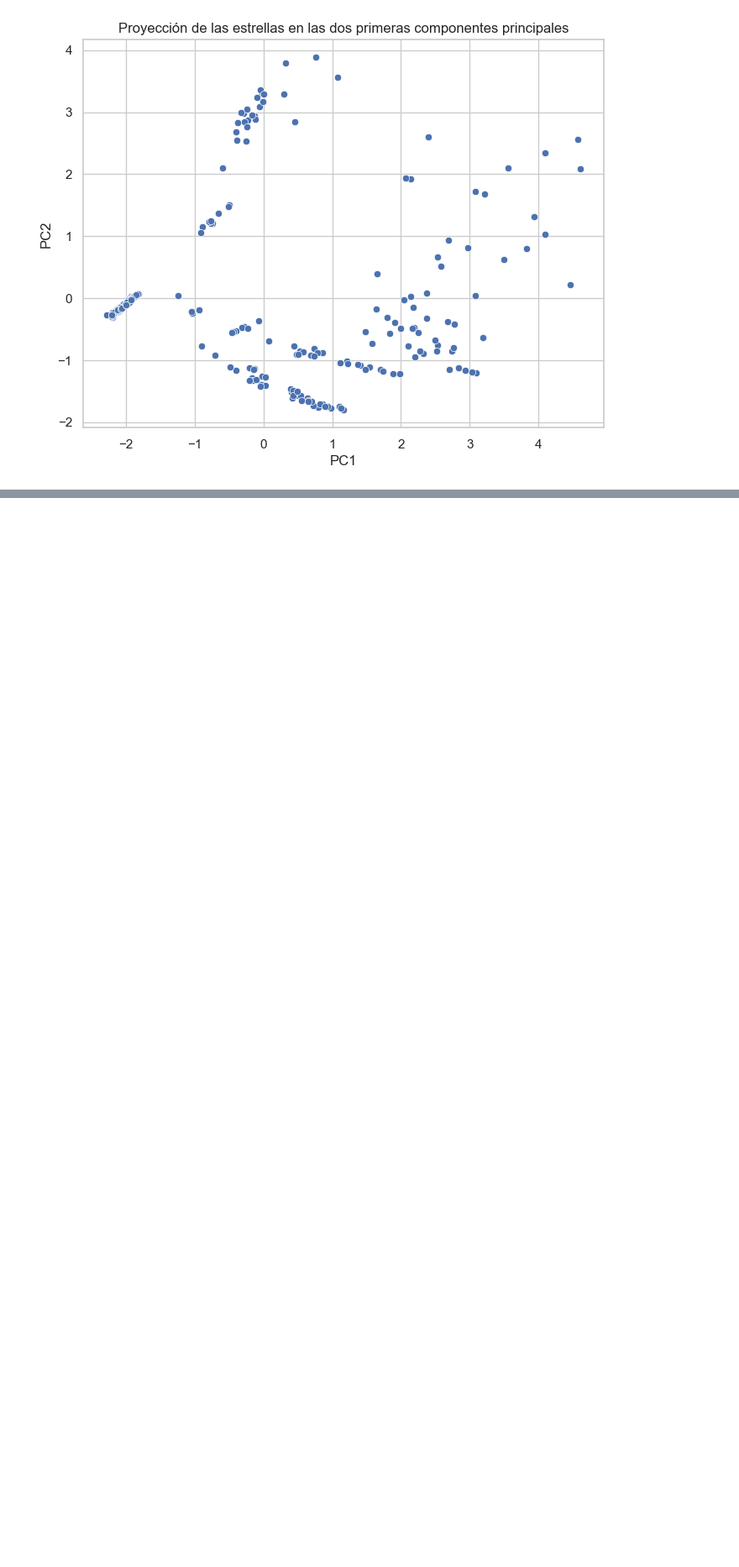
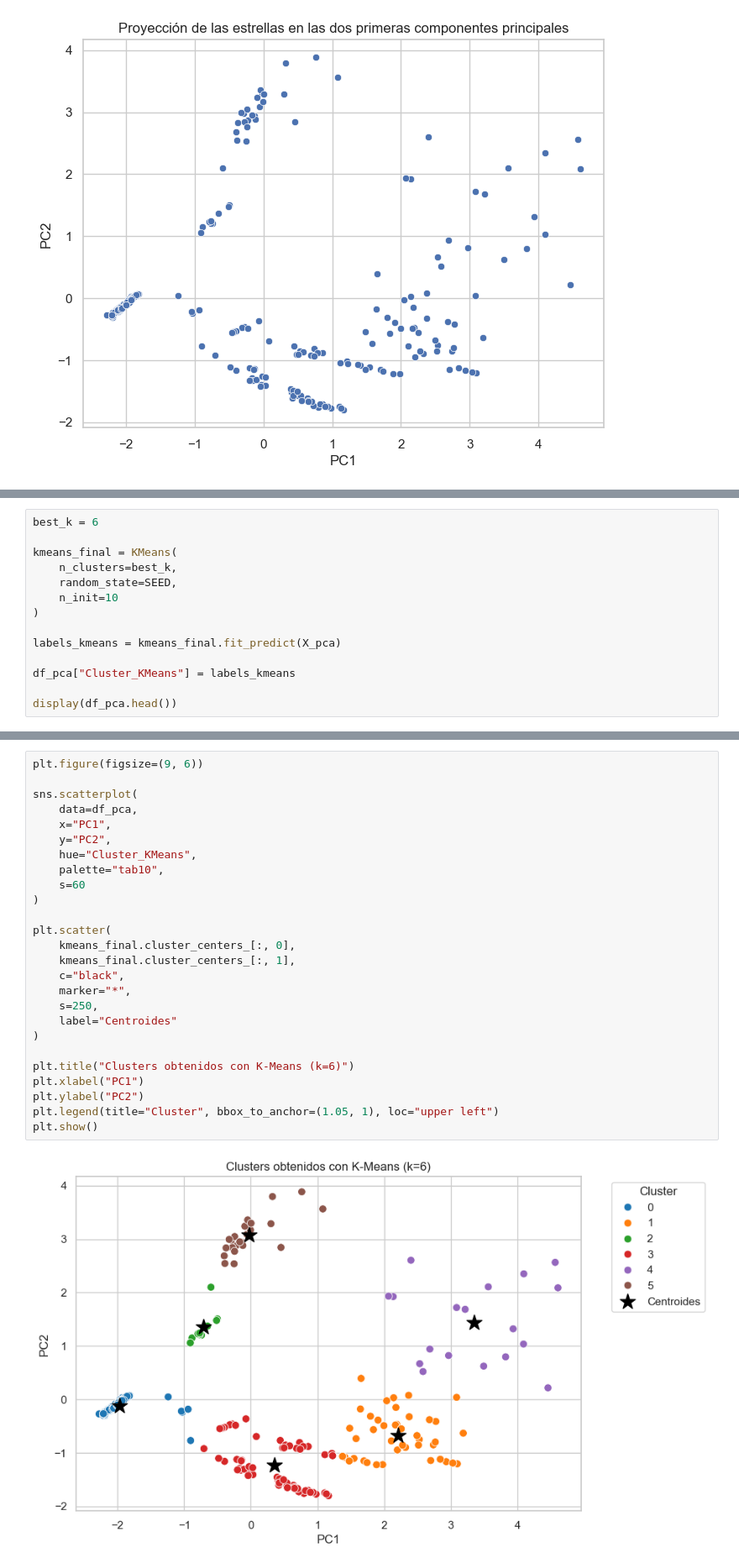
Before and after one commit to DiegoVa6/Grupo05_Practica2, a Jupyter notebook: practica2_estrellas.ipynb, the cells around one changed output, grey strips where cells are left out. Shown at 84% size. Drawn from its saved outputs; the diff is of its cells as text; blank space fills up the shorter version.

```diff
--- a/practica2_estrellas.ipynb
+++ b/practica2_estrellas.ipynb
@@ -452,0 +522,14 @@ plt.show()
+# %%
+best_k = 6
+
+kmeans_final = KMeans(
+    n_clusters=best_k,
+    random_state=SEED,
+    n_init=10
+)
+
+labels_kmeans = kmeans_final.fit_predict(X_pca)
+
+df_pca["Cluster_KMeans"] = labels_kmeans
+
+display(df_pca.head())
@@ -452,0 +566,28 @@ plt.show()
+# %%
+plt.figure(figsize=(9, 6))
+
+sns.scatterplot(
+    data=df_pca,
+    x="PC1",
+    y="PC2",
+    hue="Cluster_KMeans",
+    palette="tab10",
+    s=60
+)
+
+plt.scatter(
+    kmeans_final.cluster_centers_[:, 0],
+    kmeans_final.cluster_centers_[:, 1],
+    c="black",
+    marker="*",
+    s=250,
+    label="Centroides"
+)
+
+plt.title("Clusters obtenidos con K-Means (k=6)")
+plt.xlabel("PC1")
+plt.ylabel("PC2")
+plt.legend(title="Cluster", bbox_to_anchor=(1.05, 1), loc="upper left")
+plt.show()
+# %% [output]
+[figure, added]
```
Also changed, not shown: parts of 37 cells of this notebook.
